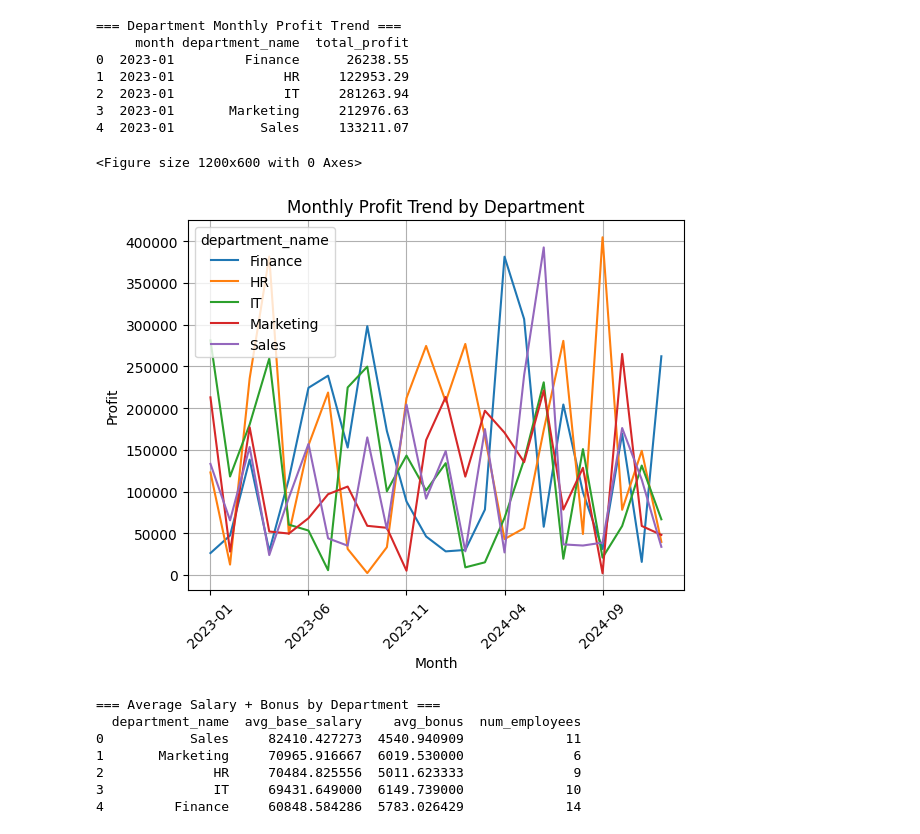
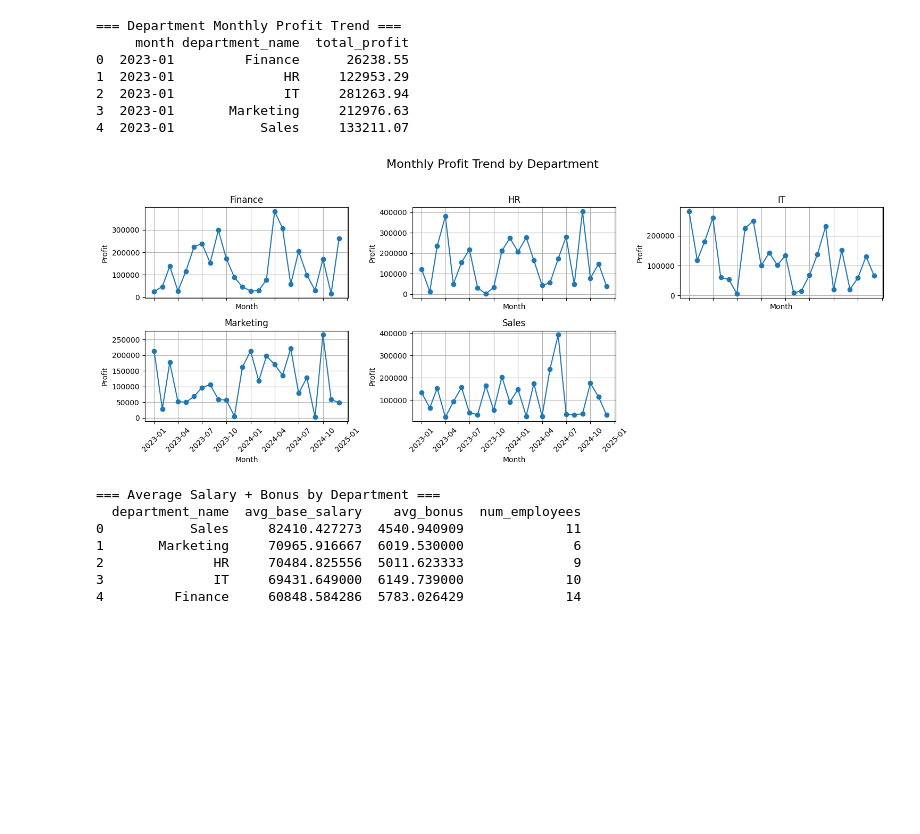
Before and after one commit to Marcin-Charzynski/financial-analysis-of-a-fictitious-company, a Jupyter notebook: jupyter_notebooks/sql_analysis2.ipynb, the cells around one changed output. Cells and saved outputs as stored; diff of their text form; code cells hidden in the pictures; blank space fills up the shorter version.

Commit message:
charts added

```diff
--- a/jupyter_notebooks/sql_analysis2.ipynb
+++ b/jupyter_notebooks/sql_analysis2.ipynb
@@ -10,40 +10,60 @@ conn = sqlite3.connect(db_path)
 # %%
 # --- Query 1: Department monthly profit trend (last 2 years) ---
 query1 = """
 SELECT
     month,
     d.department_name,
     SUM(financials.profit) AS total_profit
 FROM financials
 JOIN departments d ON financials.department_id = d.department_id
 GROUP BY month, d.department_name
 ORDER BY month, d.department_name;
 """
 profit_trend = pd.read_sql(query1, conn)
 
 print("=== Department Monthly Profit Trend ===")
 print(profit_trend.head())
 
-# Pivot for plotting
+# Convert 'month' to datetime for better x-axis formatting
+profit_trend['month'] = pd.to_datetime(profit_trend['month'])
+
+# Pivot for plotting (optional, but will help to split plots easily)
 pivot_profit = profit_trend.pivot(index='month', columns='department_name', values='total_profit')
 
-plt.figure(figsize=(12,6))
-pivot_profit.plot(title="Monthly Profit Trend by Department")
-plt.xlabel("Month")
-plt.ylabel("Profit")
-plt.xticks(rotation=45)
-plt.grid(True)
+# Prepare subplots grid
+num_departments = len(pivot_profit.columns)
+cols = 3  # number of plots per row
+rows = (num_departments + cols - 1) // cols
+
+fig, axes = plt.subplots(rows, cols, figsize=(cols*5, rows*3), sharex=True)
+axes = axes.flatten()
+
+for i, department in enumerate(pivot_profit.columns):
+    axes[i].plot(pivot_profit.index, pivot_profit[department], marker='o')
+    axes[i].set_title(department)
+    axes[i].set_xlabel("Month")
+    axes[i].set_ylabel("Profit")
+    axes[i].tick_params(axis='x', rotation=45)
+    axes[i].grid(True)
+
+# Remove any unused subplots
+for j in range(i+1, len(axes)):
+    fig.delaxes(axes[j])
+
+fig.suptitle("Monthly Profit Trend by Department", fontsize=16)
+fig.tight_layout(rect=[0, 0, 1, 0.95])
+
+fig.savefig('../assets/jupyter_notebooks_charts/department-monthly-profit-trend-facet.png', dpi=300, bbox_inches='tight')
 plt.show()
 # %% [output]
 === Department Monthly Profit Trend ===
      month department_name  total_profit
 0  2023-01         Finance      26238.55
 1  2023-01              HR     122953.29
 2  2023-01              IT     281263.94
 3  2023-01       Marketing     212976.63
 4  2023-01           Sales     133211.07
-<Figure size 1200x600 with 0 Axes>
-[figure, old version]
+[figure, new version]
 # %%
 # --- Query 2: Average employee salary + bonus by department ---
 query2 = """
```
Also changed, not shown: parts of 3 cells of this notebook, 5 other files.
